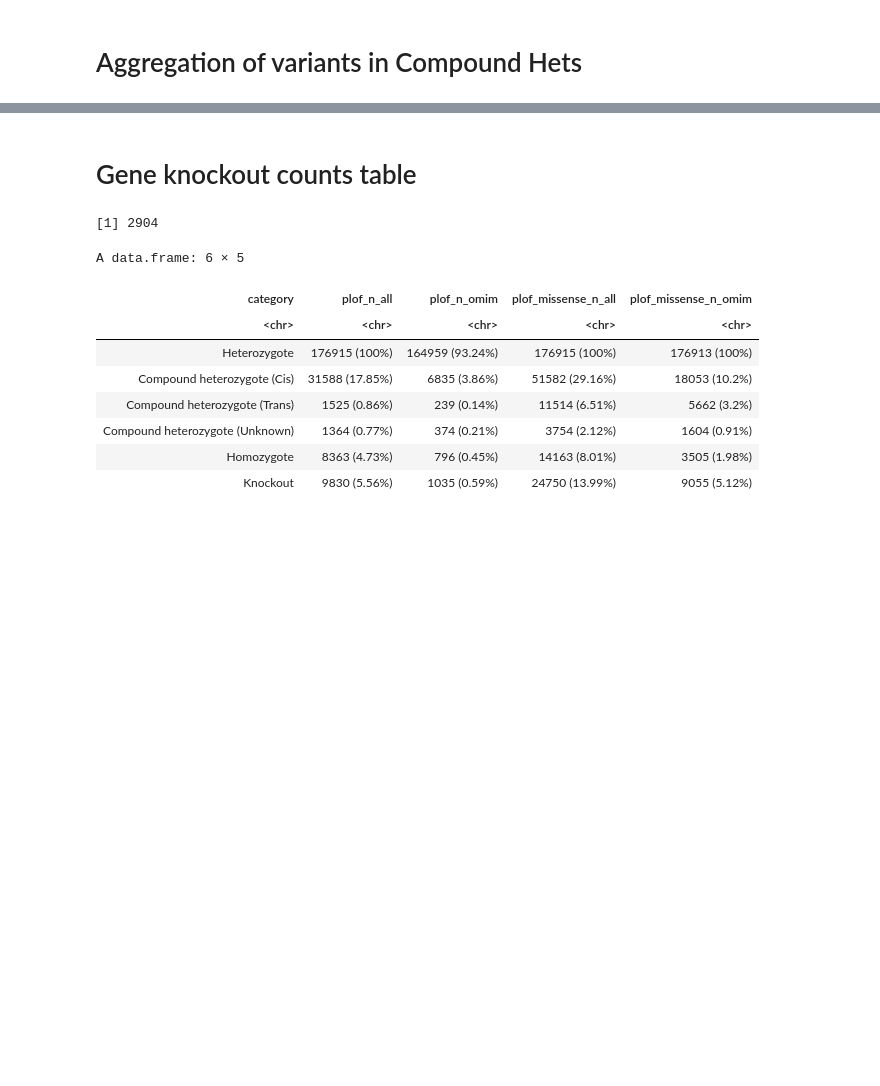
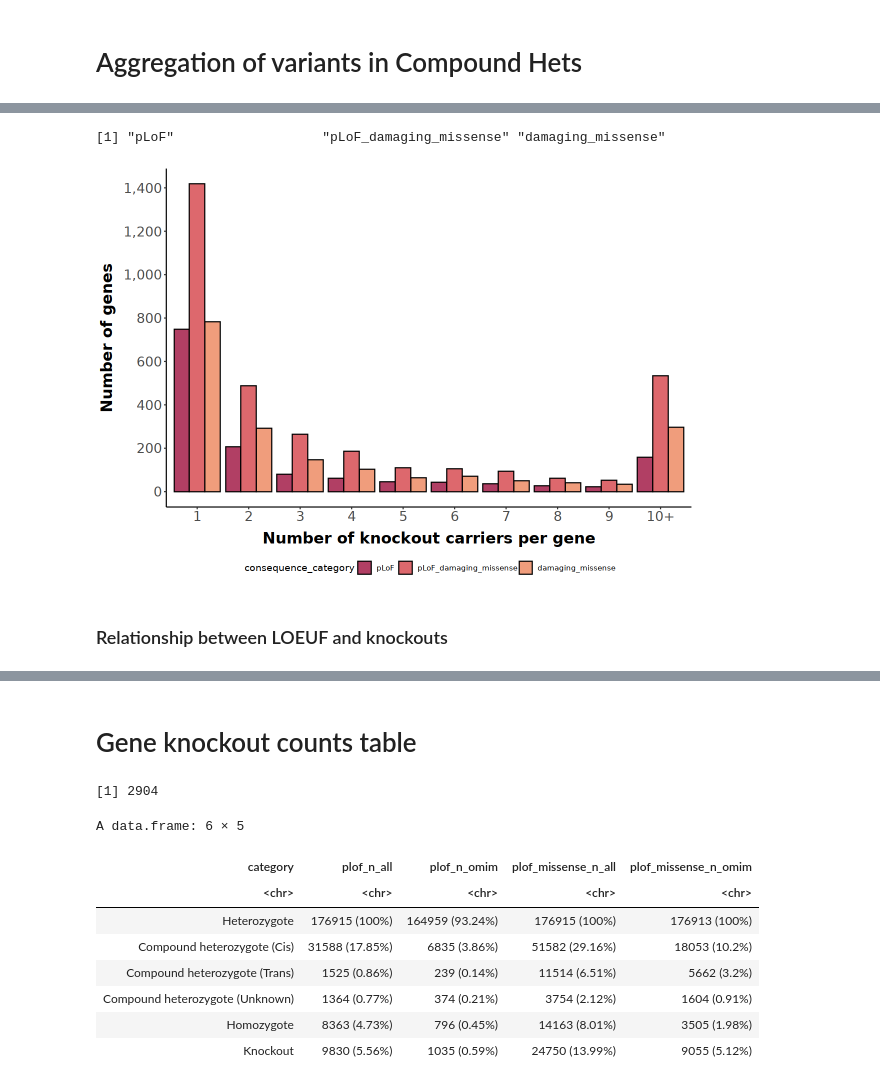
Before and after one commit to frhl/wes_ko_ukbb, a Jupyter notebook: notebooks/220825_transfer_figure2_plots.ipynb, the cells around one changed output, grey strips where cells are left out. Saved outputs shown, nothing was run; the diff lists cells and outputs as text; code cells hidden in the pictures; blank space fills up the shorter version.

```diff
--- a/notebooks/220825_transfer_figure2_plots.ipynb
+++ b/notebooks/220825_transfer_figure2_plots.ipynb
@@ -617,3 +254,0 @@ color_scale <- scale_color_manual(name = "legend", values = my_colors)
-# %%
-# add position
-d$pos <- ensembl_to_pos[d$gene_id]
@@ -787,0 +395,10 @@ ggplot(mrg, aes(x=geneset, y=pct_of_geneset, fill = knockout)) +
+# %%
+dt <- do.call(rbind, lapply(annotations, function(annotation){
+        d <- fread(paste0("data/knockouts/tables/aggr_ko_table_",annotation,".txt.gz"))
+        d$annotation <- annotation
+        d$knockout <- NULL
+        d$is_ko <- d$is_chet | d$is_hom
+        return(d)
+    }))
+# %%
+dt_ko_only  <- dt[dt$is_ko,]
@@ -787,0 +428,41 @@ ggplot(mrg, aes(x=geneset, y=pct_of_geneset, fill = knockout)) +
+# %%
+levels(combined$annotation)
+# %% [output]
+[1] "pLoF"                   "pLoF_damaging_missense" "damaging_missense"
+# %%
+categories <- levels(combined$annotation)
+my_colors <- c("#B13F64","#DD686D", "#F09D7C")
+names(my_colors) <- categories
+fill_scale <- scale_fill_manual(name = "consequence_category", values = my_colors)
+color_scale <- scale_color_manual(name = "consequence_category", values = my_colors)
+# %%
+options(repr.plot.width=10, repr.plot.height=7)
+ggplot(combined, aes(x=kos, y=N, fill=annotation)) +
+    geom_bar(stat='identity', position="dodge", color = 'black') +
+    coord_cartesian(xlim = c(1,10)) +
+    theme_classic() +
+    scale_y_continuous(
+        breaks=scales::pretty_breaks(n=10),
+        labels = scales::comma
+    ) +
+    fill_scale +
+    xlab("Number of knockout carriers per gene") +
+    ylab("Number of genes") +
+    #scale_y_continuous(trans = 'log10', breaks=c(10, 500, 1000, 2000)) +
+    #annotation_logticks(sides='l')  +
+    theme(
+        legend.position = "bottom",
+        strip.text = element_text(size=18),
+        axis.text=element_text(size=16),
+        axis.title=element_text(size=18,face="bold"),
+        axis.title.x = element_text(margin=ggplot2::margin(t=10)),
+        axis.title.y = element_text(margin=ggplot2::margin(r=10)),
+        plot.title = element_text(hjust=0.5),
+        panel.grid.major = element_blank(),
+        panel.grid.minor = element_blank(),
+        panel.background = element_blank()
+    )
+# %% [output]
+[figure, added]
+# %% [markdown]
+### Relationship between LOEUF and knockouts
```
Also changed, not shown: parts of 99 cells of this notebook, 4 other files.
